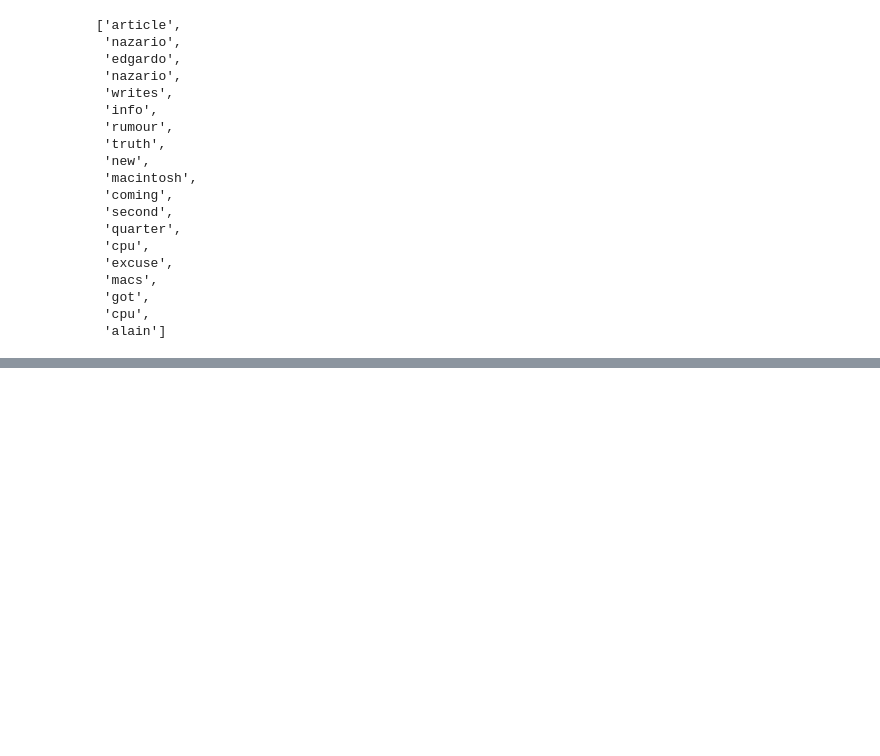
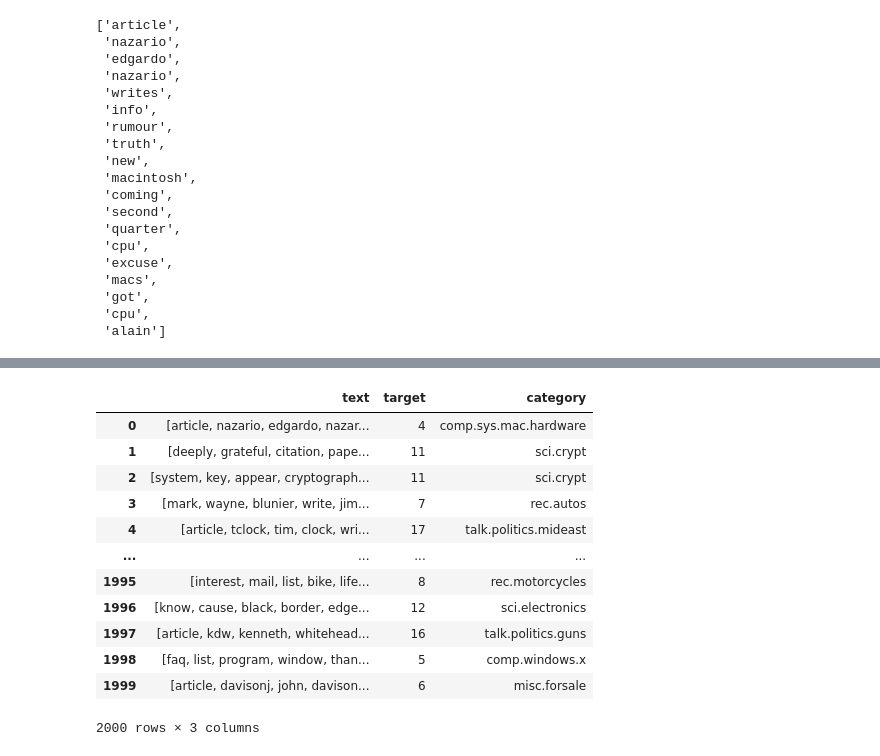
Before and after one commit to Anaskhan8003/Twenty-NewsGroups-Clustering, a Jupyter notebook: src.ipynb, the cells around one changed output, grey strips where cells are left out. Saved outputs shown, nothing was run; the diff lists cells and outputs as text; code cells hidden in the pictures; blank space fills up the shorter version.

```diff
--- a/src.ipynb
+++ b/src.ipynb
@@ -356,0 +382,32 @@ data['text'][0]
+# %%
+def token_lemmatization(token):
+    if token == None:
+        return ""
+    else:
+        return lemmatizer.lemmatize(word=token[0],pos=token[1])
+# %%
+def lemmatization(tokens_list):
+    if len(tokens_list) > 0:
+        return map(lambda x: token_lemmatization(x), tokens_list)
+    else:
+        return []
+# %%
+data['text'] = data['text'].apply(lambda x: lemmatization(x))
+# %%
+data['text'] = data['text'].apply(lambda x: list(x))
+# %%
+data
+# %% [output]
+|  | text | target | category |
+| 0 | [article, nazario, edgardo, nazar... | 4 | comp.sys.mac.hardware |
+| 1 | [deeply, grateful, citation, pape... | 11 | sci.crypt |
+| 2 | [system, key, appear, cryptograph... | 11 | sci.crypt |
+| 3 | [mark, wayne, blunier, write, jim... | 7 | rec.autos |
+| 4 | [article, tclock, tim, clock, wri... | 17 | talk.politics.mideast |
+| ... | ... | ... | ... |
+| 1995 | [interest, mail, list, bike, life... | 8 | rec.motorcycles |
+| 1996 | [know, cause, black, border, edge... | 12 | sci.electronics |
+| 1997 | [article, kdw, kenneth, whitehead... | 16 | talk.politics.guns |
+| 1998 | [faq, list, program, window, than... | 5 | comp.windows.x |
+| 1999 | [article, davisonj, john, davison... | 6 | misc.forsale |
+2000 rows × 3 columns
```
Also changed, not shown: parts of 30 cells of this notebook.
